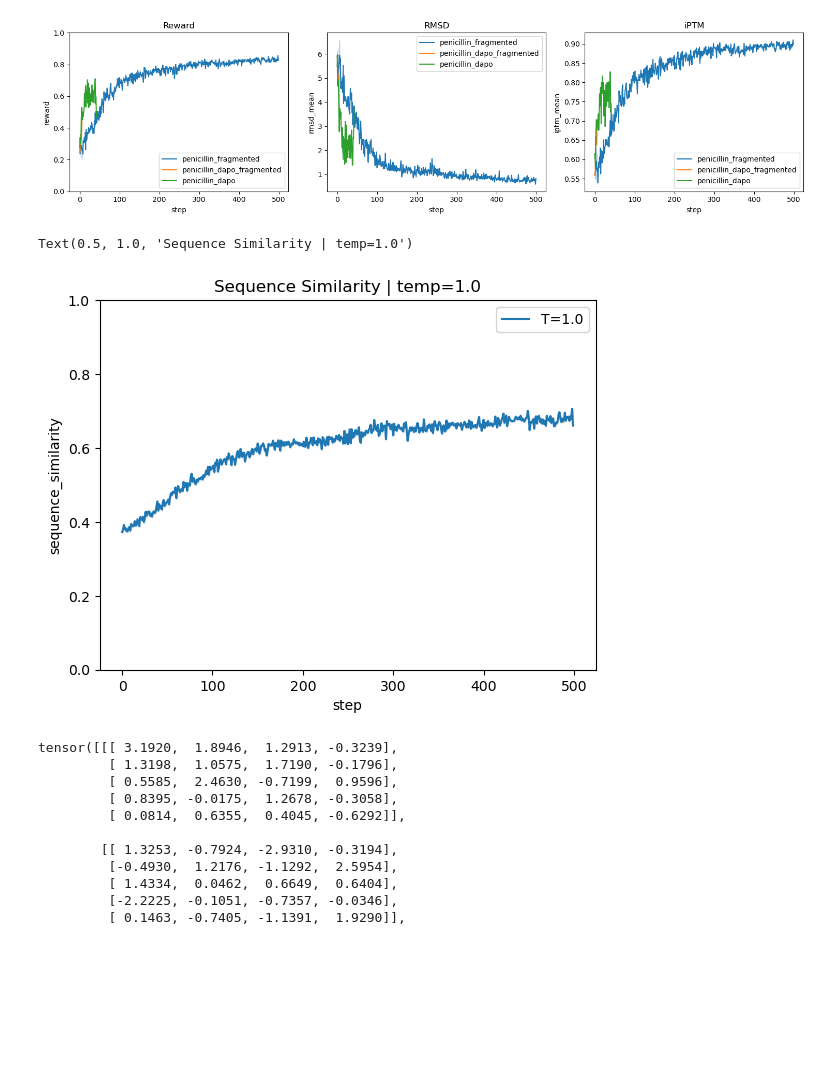
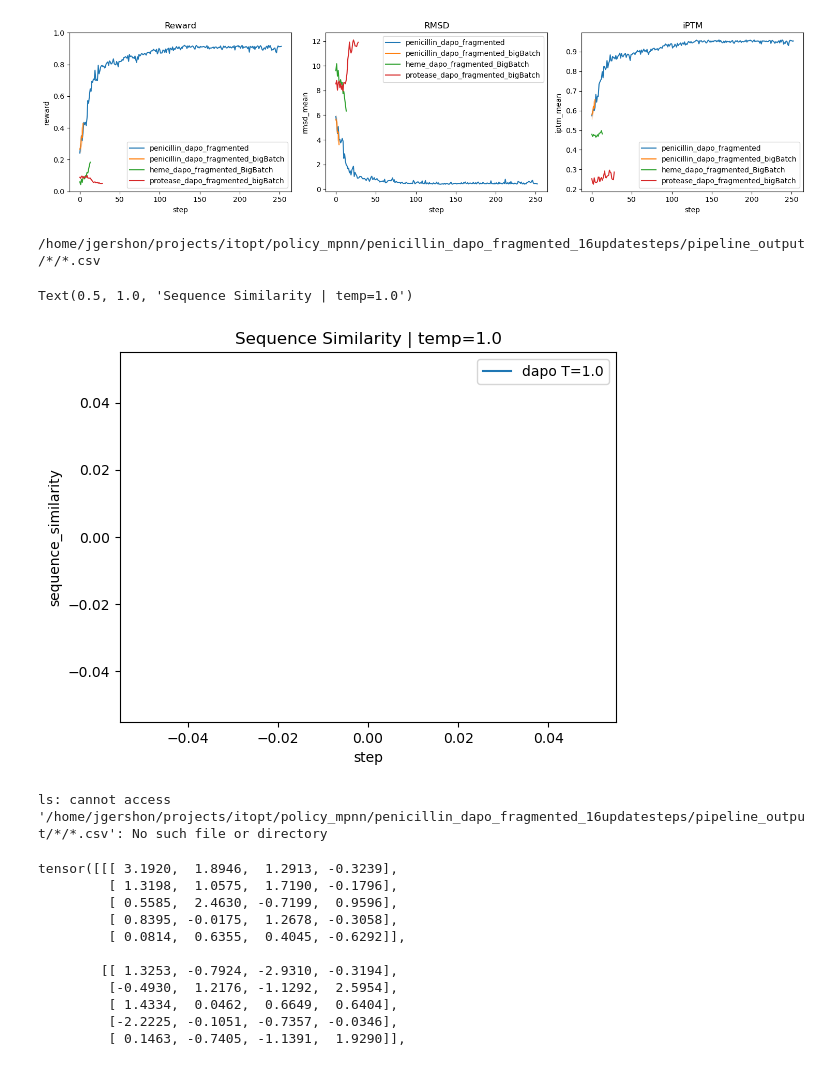
Before and after one commit to 0merle0/cleo, a Jupyter notebook: reinforced_mpnn/notebooks/policy_dev.ipynb, the cells around one changed output. Cells and saved outputs as stored; diff of their text form; code cells hidden in the pictures; blank space fills up the shorter version.

```diff
--- a/reinforced_mpnn/notebooks/policy_dev.ipynb
+++ b/reinforced_mpnn/notebooks/policy_dev.ipynb
@@ -56,9 +56,11 @@ to_plot = [
     # PENICILLIN
     # ("penicillin_vanilla_pg","penicillin_run",),
     # ("penicillin_vanilla_pg_fragmented","penicillin_run_fragmented",),
-    ("penicillin_vanilla_pg_fragmented_rmsd_correct","penicillin_fragmented",),
-    ("penicillin_dapo_fragmented","penicillin_dapo_fragmented"),
-    ("penicillin_dapo","penicillin_dapo"),
+    # ("penicillin_vanilla_pg_fragmented_rmsd_correct","penicillin_fragmented",),
+    # ("penicillin_dapo_fragmented","penicillin_dapo_fragmented"),
+    # ("penicillin_dapo","penicillin_dapo"),
+    ("penicillin_dapo_fragmented_16updatesteps", "penicillin_dapo_fragmented"),
+    ("penicillin_dapo_fragmented_bigBatch", "penicillin_dapo_fragmented_bigBatch"),
 
 
     # ("penicillin_vanilla_pg_fragmented_T0.1", "penicillin_run_fragmented_T0.1",),
@@ -69,39 +71,45 @@ to_plot = [
     # ("heme_vanilla_pg","heme_run",),
     # ("heme_vanilla_pg_proteinMPNN","heme_run_proteinMPNN",),
     # ("heme_vanilla_pg_proteinMPNN_fragmented","heme_run_proteinMPNN_fragmented",),
+    # ("heme_dapo_fragmented", "heme_dapo_fragmented"),
+    ("heme_dapo_fragmented_BigBatch", "heme_dapo_fragmented_BigBatch"),
 
 
 
     # PROTEASE
     # ("protease_vanilla_pg","protease_run",),
     # ("protease_vanilla_pg_again","protease_run_again",),
     # ("protease_vanilla_pg_2frag","protease_run_2frag",),
     # ("protease_vanilla_pg_3frag","protease_run_3frag",),
     # ("protease_vanilla_pg_4frag","protease_run_4frag",),
     # ("protease_vanilla_pg_2resiFRAG", "protease_run_2resiFRAG",),
     # ("protease_vanilla_pg_ASfrags_v1", "protease_run_ASfrags_v1",),
     # ("protease_vanilla_pg_ASfrags_v1_lr1e5", "protease_run_ASfrags_v1_lr1e5",),
 
 
     # ("protease_vanilla_pg_fragmented_5frag","protease_run_fragmented_5frag",),
     # ("protease_vanilla_pg_fragmented","protease_run_fragmented",)
     # ("protease_vanilla_pg_fragmented_r2","protease_run_fragmented_2",),
     # ("protease_vanilla_pg_fragmented_lg_batch", "protease_fragmented")
 
+    # ("protease_dapo_fragmented", "protease_dapo_fragmented"),
+    ("protease_dapo_fragmented_bigBatch", "protease_dapo_fragmented_bigBatch"),
+
 
 ]
 
 for p in to_plot:
     plot_metrics(p[0], p[1], base_path=base_path, fig=fig, ax=ax)
 
 plt.tight_layout()
 # %% [output]
-[figure, old version]
+[figure, new version]
 # %%
 
 def get_stepwise_diversity(folder, base_path=base_path):
 
     search_path = os.path.join(base_path,folder,"pipeline_output/*/*.csv")
+    print(search_path)
     files = glob.glob(search_path)
 
     datas = {
@@ -118,22 +126,30 @@ def get_stepwise_diversity(folder, base_path=base_path):
 
     return pd.DataFrame(datas)
 
-df = get_stepwise_diversity("penicillin_vanilla_pg_fragmented_rmsd_correct")
+# df = get_stepwise_diversity("penicillin_vanilla_pg_fragmented_rmsd_correct")
+df_dapo = get_stepwise_diversity("penicillin_dapo_fragmented_bigBatch")
+
 # df_T01 = get_stepwise_diversity("penicillin_vanilla_pg_fragmented_T0.1")
 # df_T025 = get_stepwise_diversity("penicillin_vanilla_pg_fragmented_T0.25")
 # df_T05 = get_stepwise_diversity("penicillin_vanilla_pg_fragmented_T0.5")
 
 
-sns.lineplot(data=df, x="step", y="sequence_similarity", label="T=1.0",)
+# sns.lineplot(data=df, x="step", y="sequence_similarity", label="T=1.0",)
+sns.lineplot(data=df_dapo, x="step", y="sequence_similarity", label="dapo T=1.0")
 # sns.lineplot(data=df_T01, x="step", y="sequence_similarity", label="T=0.1")
 # sns.lineplot(data=df_T025, x="step", y="sequence_similarity", label="T=0.25")
 # sns.lineplot(data=df_T05, x="step", y="sequence_similarity", label="T=0.5")
-plt.ylim(0, 1)
+# plt.ylim(0, 1)
 
 plt.title("Sequence Similarity | temp=1.0")
 # %% [output]
-Text(0.5, 1.0, 'Sequence Similarity | temp=1.0')
+/home/jgershon/projects/itopt/policy_mpnn/penicillin_dapo_fragmented_16updatesteps/pipeline_output/*/*.csv
+Text(0.5, 1.0, 'Sequence Similarity | temp=1.0')
-[figure, old version]
+[figure, new version]
+# %%
+ls /home/jgershon/projects/itopt/policy_mpnn/penicillin_dapo_fragmented_16updatesteps/pipeline_output/*/*.csv
+# %% [output]
+ls: cannot access '/home/jgershon/projects/itopt/policy_mpnn/penicillin_dapo_fragmented_16updatesteps/pipeline_output/*/*.csv': No such file or directory
 # %%
 x = torch.randn(10,5,4)
 idx = torch.randperm(10)
```
Also changed, not shown: 11 other files.
